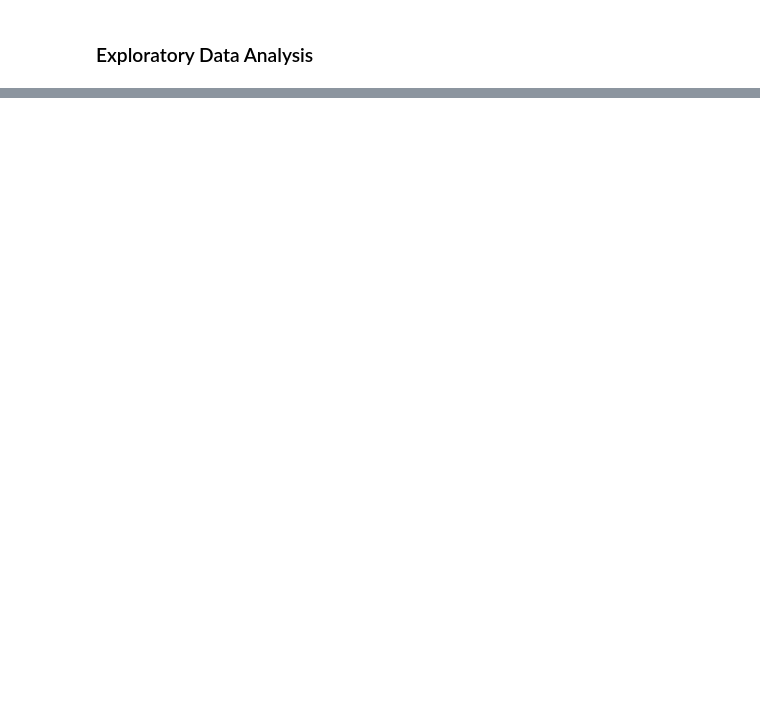
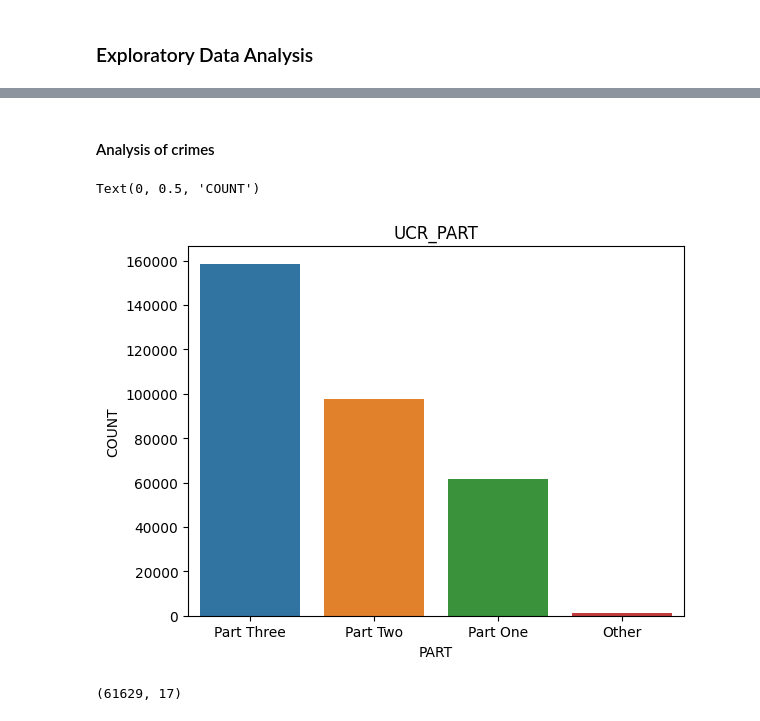
Before and after one commit to BlocknBoom123/CrimePy, a Jupyter notebook: Boston/BostonCrime.ipynb, the cells around one changed output, grey strips where cells are left out. Cells and saved outputs as stored; diff of their text form; code cells hidden in the pictures; blank space fills up the shorter version.

```diff
--- a/Boston/BostonCrime.ipynb
+++ b/Boston/BostonCrime.ipynb
@@ -141,0 +190,11 @@ Name: OFFENSE_CODE_GROUP, dtype: int64
+# %% [markdown]
+#### Analysis of crimes
+# %%
+df_crimes = df.groupby(['UCR_PART'], observed=True).count()['INCIDENT_NUMBER'].sort_values(ascending=False)
+sns.barplot(x=df_crimes.index, y=df_crimes.values, order=df_crimes.index)
+plt.title('UCR_PART')
+plt.xlabel('PART')
+plt.ylabel('COUNT')
+# %% [output]
+Text(0, 0.5, 'COUNT')
+[figure, added]
@@ -141,0 +206,4 @@ Name: OFFENSE_CODE_GROUP, dtype: int64
+# %%
+df[df['UCR_PART'] == 'Part One'].shape
+# %% [output]
+(61629, 17)
```
Also changed, not shown: parts of 16 cells of this notebook, 6 other files.
